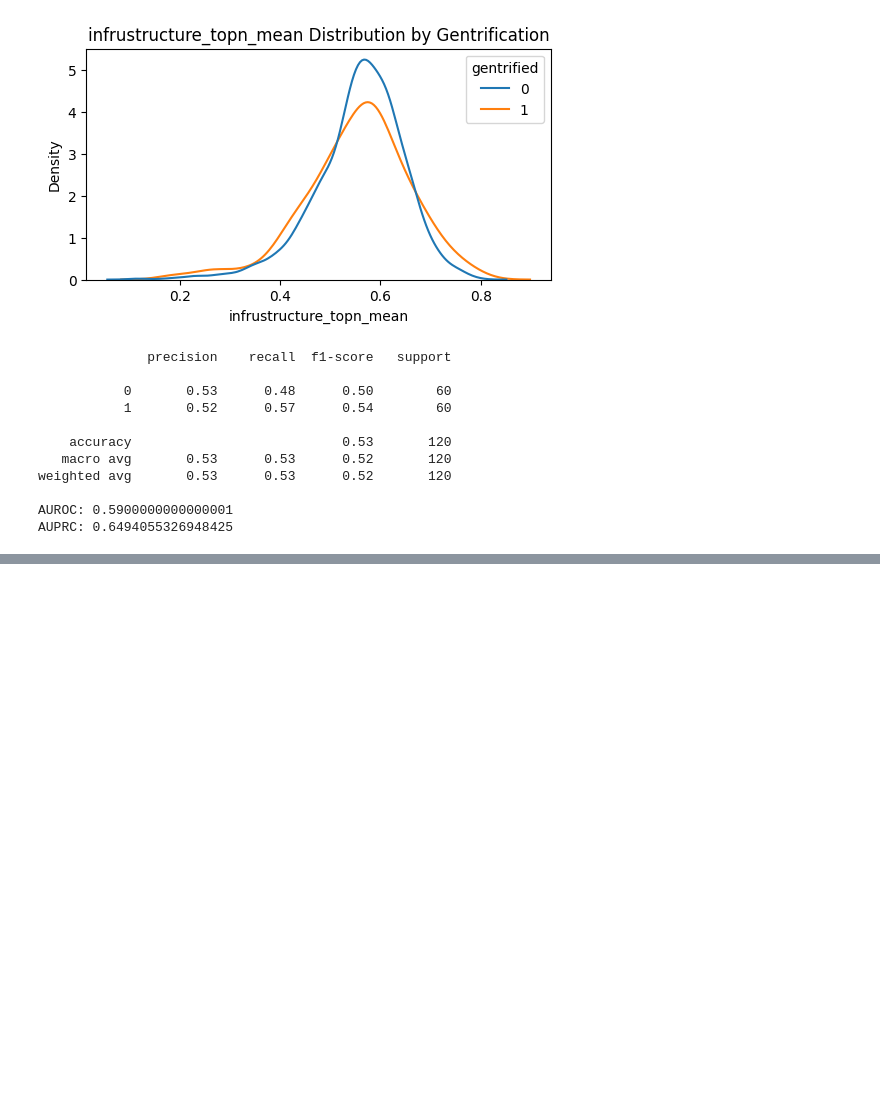
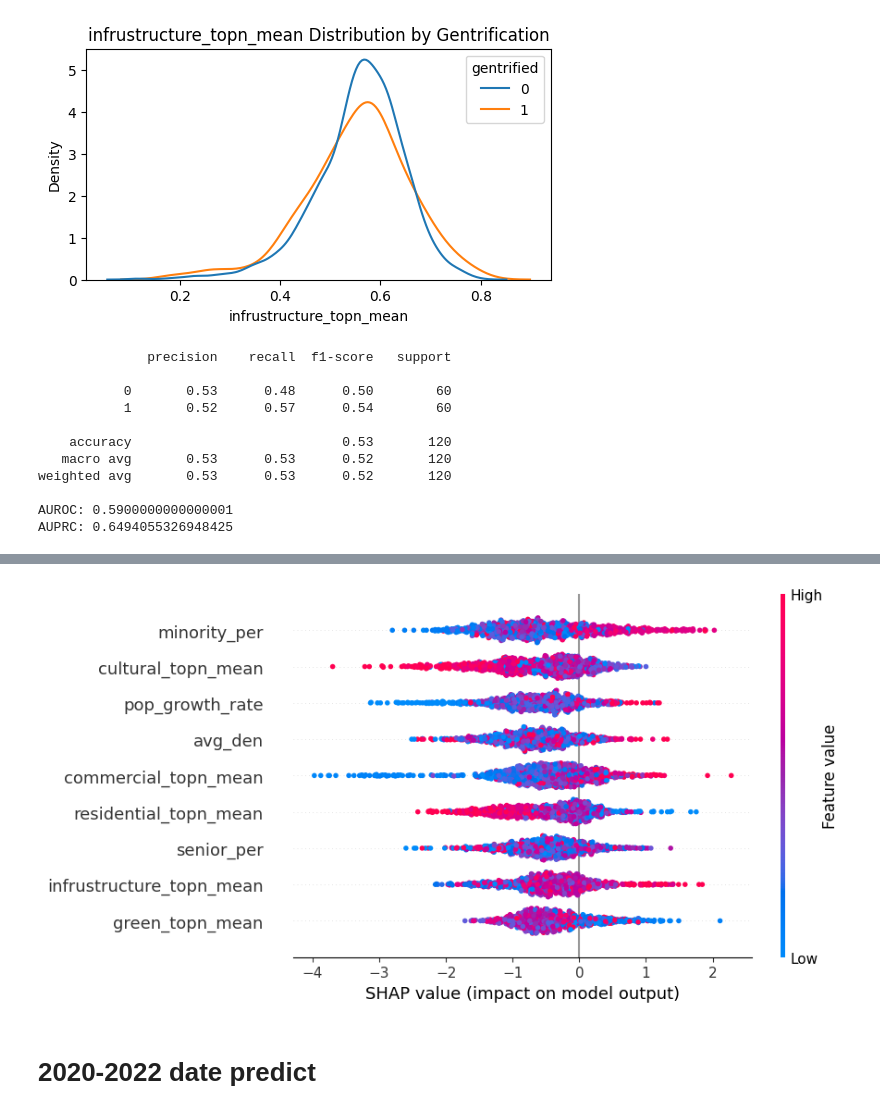
Before and after one commit to meimao76/housing_feature_gentrification, a Jupyter notebook: lsoa_model.ipynb, the cells around one changed output, grey strips where cells are left out. Cells and saved outputs as stored; diff of their text form; code cells hidden in the pictures; blank space fills up the shorter version.

```diff
--- a/lsoa_model.ipynb
+++ b/lsoa_model.ipynb
@@ -581,0 +526,10 @@ AUPRC: 0.6494055326948425
+# %%
+import shap
+
+explainer = shap.Explainer(model)
+shap_values = explainer(X_test)
+shap.plots.beeswarm(shap_values)
+# %% [output]
+[figure, added]
+# %% [markdown]
+# 2020-2022 date predict
```
Also changed, not shown: parts of 27 cells of this notebook, 3 other files.
